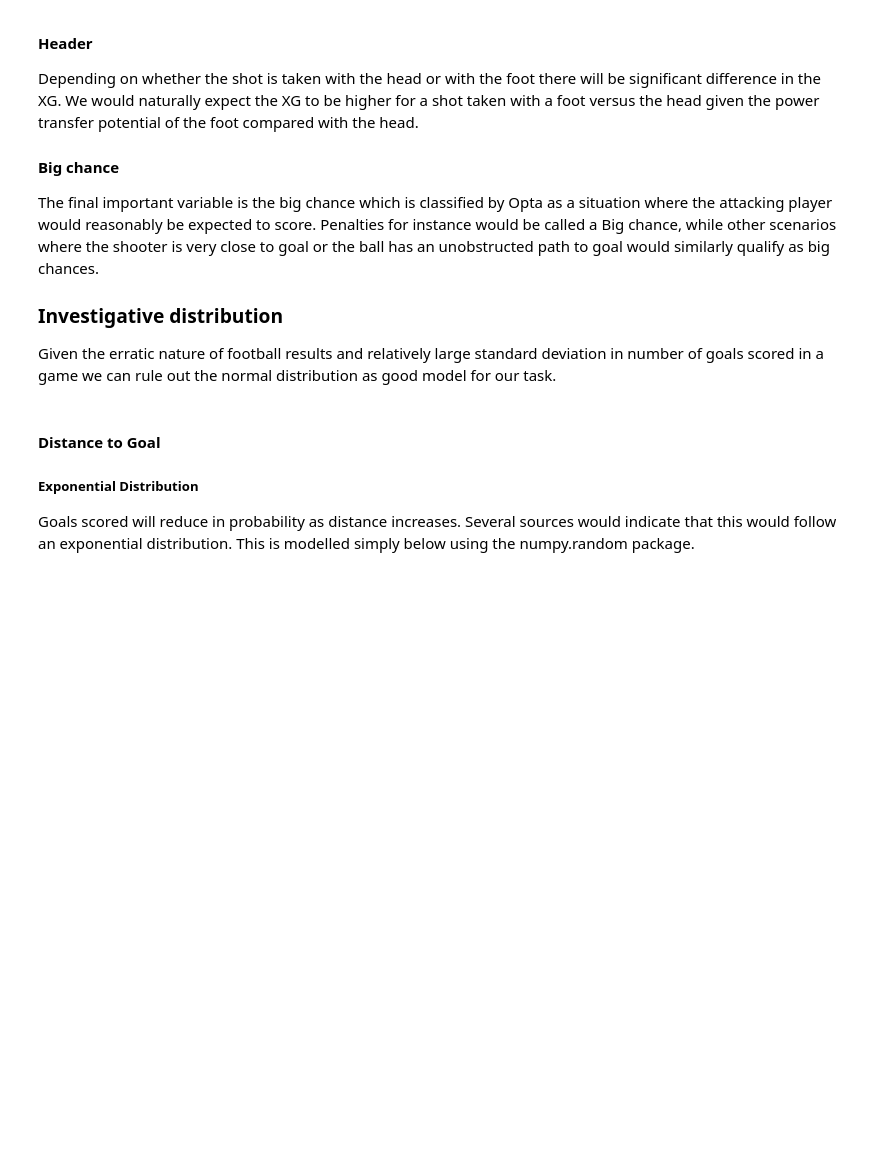
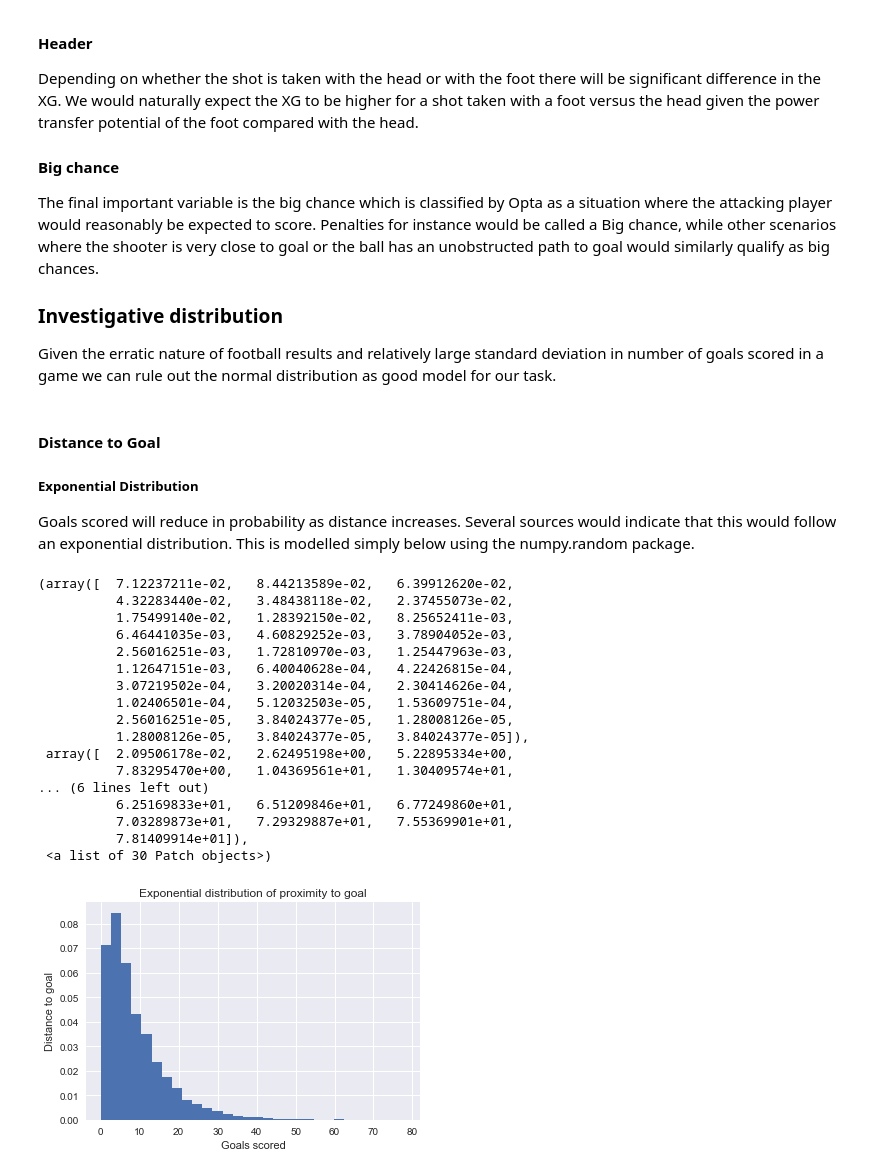
Before and after one commit to G00364690/PDA-Project, a Jupyter notebook: PDA-Project.ipynb, the cells around one changed output. Drawn from its saved outputs; the diff is of its cells as text; code cells hidden in the pictures; blank space fills up the shorter version.

```diff
--- a/PDA-Project.ipynb
+++ b/PDA-Project.ipynb
@@ -76,3 +76,35 @@ Given the erratic nature of football results and relatively large standard devia
 ##### Exponential Distribution
 
 Goals scored will reduce in probability as distance increases. Several sources would indicate that this would follow an exponential distribution. This is modelled simply below using the numpy.random package.
+# %%
+import numpy.random as np
+from scipy.stats import expon as exp
+import matplotlib.pyplot as plt
+
+%matplotlib inline
+
+plt.xlabel("Goals scored")
+plt.ylabel("Distance to goal")
+plt.title("Exponential distribution of proximity to goal")
+x = np.exponential(8,30000)
+z = exp.rvs(x)
+plt.hist(z, bins=30, density=True)
+# %% [output]
+(array([  7.12237211e-02,   8.44213589e-02,   6.39912620e-02,
+          4.32283440e-02,   3.48438118e-02,   2.37455073e-02,
+          1.75499140e-02,   1.28392150e-02,   8.25652411e-03,
+          6.46441035e-03,   4.60829252e-03,   3.78904052e-03,
+          2.56016251e-03,   1.72810970e-03,   1.25447963e-03,
+          1.12647151e-03,   6.40040628e-04,   4.22426815e-04,
+          3.07219502e-04,   3.20020314e-04,   2.30414626e-04,
+          1.02406501e-04,   5.12032503e-05,   1.53609751e-04,
+          2.56016251e-05,   3.84024377e-05,   1.28008126e-05,
+          1.28008126e-05,   3.84024377e-05,   3.84024377e-05]),
+ array([  2.09506178e-02,   2.62495198e+00,   5.22895334e+00,
+          7.83295470e+00,   1.04369561e+01,   1.30409574e+01,
+... (6 lines left out)
+          6.25169833e+01,   6.51209846e+01,   6.77249860e+01,
+          7.03289873e+01,   7.29329887e+01,   7.55369901e+01,
+          7.81409914e+01]),
+ <a list of 30 Patch objects>)
+[figure, added]
```
Also changed, not shown: parts of 5 cells of this notebook.
